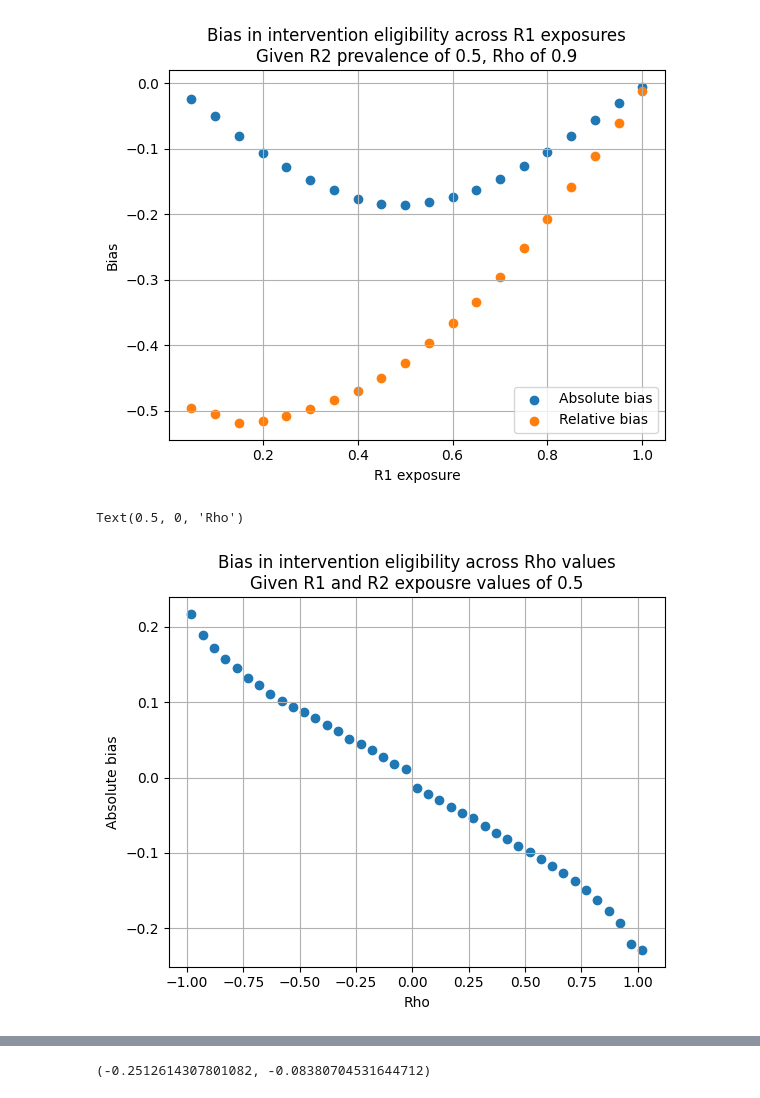
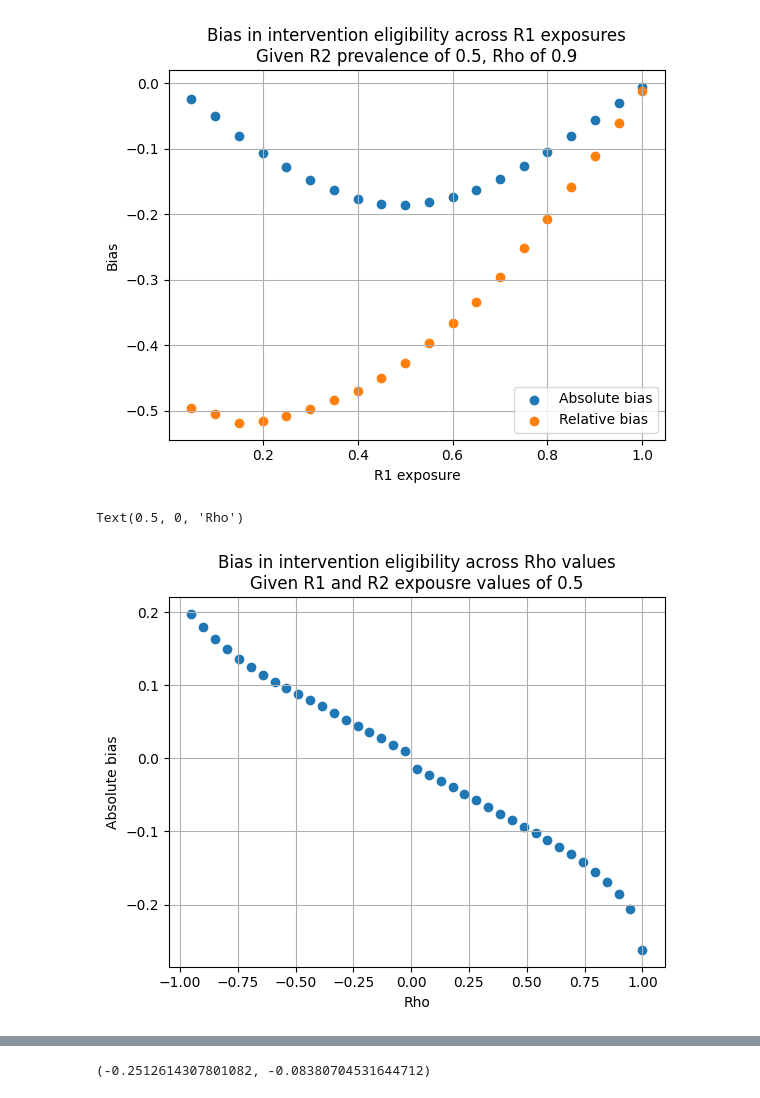
Before and after one commit to ihmeuw/vivarium_research, a Jupyter notebook: docs/source/model_design/vivarium_model_components/risk_factors/risk_correlation/bias_quantification.ipynb, the cells around one changed output, grey strips where cells are left out. Cells and saved outputs as stored; diff of their text form; code cells hidden in the pictures.

```diff
--- a/docs/source/model_design/vivarium_model_components/risk_factors/risk_correlation/bias_quantification.ipynb
+++ b/docs/source/model_design/vivarium_model_components/risk_factors/risk_correlation/bias_quantification.ipynb
@@ -47,11 +70,6 @@ def calculate_bias_dichotomous_risks(r1_exposure,
 # %%
-val = 0.05
-vals = [val]
-while vals[len(vals) - 1] < 1:
-    vals.append(vals[len(vals)-1] + val)
-
 plt.figure()
-for exp in vals:
+for exp in np.linspace(0.05, 1.0, num=20):
     absolute_bias, relative_bias = calculate_bias_dichotomous_risks(exp, 0.5, 0.1, 10_000)
     plt.scatter(exp, absolute_bias, color='tab:blue')
     plt.scatter(exp, relative_bias, color='tab:orange')
@@ -65,7 +83,7 @@ Text(0.5, 0, 'R1 exposure')
 [figure]
 # %%
 plt.figure()
-for exp in vals:
+for exp in np.linspace(0.05, 1.0, num=20):
     absolute_bias, relative_bias = calculate_bias_dichotomous_risks(exp, 0.5, 0.9, 10_000)
     plt.scatter(exp, absolute_bias, color='tab:blue')
     plt.scatter(exp, relative_bias, color='tab:orange')
@@ -78,24 +96,16 @@ plt.xlabel('R1 exposure')
 Text(0.5, 0, 'R1 exposure')
 [figure]
 # %%
-val = 0.05
-
-vals = [-0.98]
-while vals[len(vals) - 1] < 1:
-    vals.append(vals[len(vals)-1] + val)
-
 plt.figure()
-for exp in vals:
+for exp in np.linspace(-0.95, 1.0, num=39):
     absolute_bias, relative_bias = calculate_bias_dichotomous_risks(0.5, 0.5, exp, 10_000)
     plt.scatter(exp, absolute_bias, color='tab:blue')
-    #plt.scatter(exp, relative_bias, color='tab:orange')
 plt.grid()
 plt.title('Bias in intervention eligibility across Rho values\nGiven R1 and R2 expousre values of 0.5')
-#plt.legend(['Absolute bias','Relative bias'])
 plt.ylabel('Absolute bias')
 plt.xlabel('Rho')
 # %% [output]
 Text(0.5, 0, 'Rho')
-[figure, old version]
+[figure, new version]
 # %%
 plt.figure()
```
Also changed, not shown: parts of 38 cells of this notebook, 4 other files.
